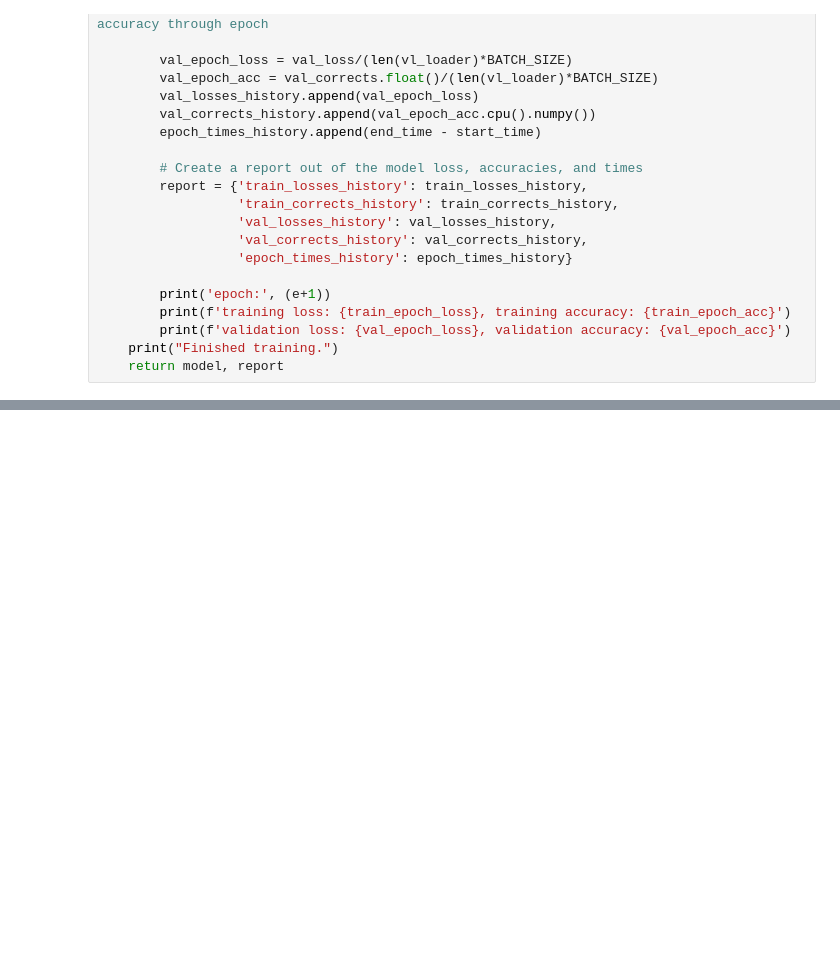
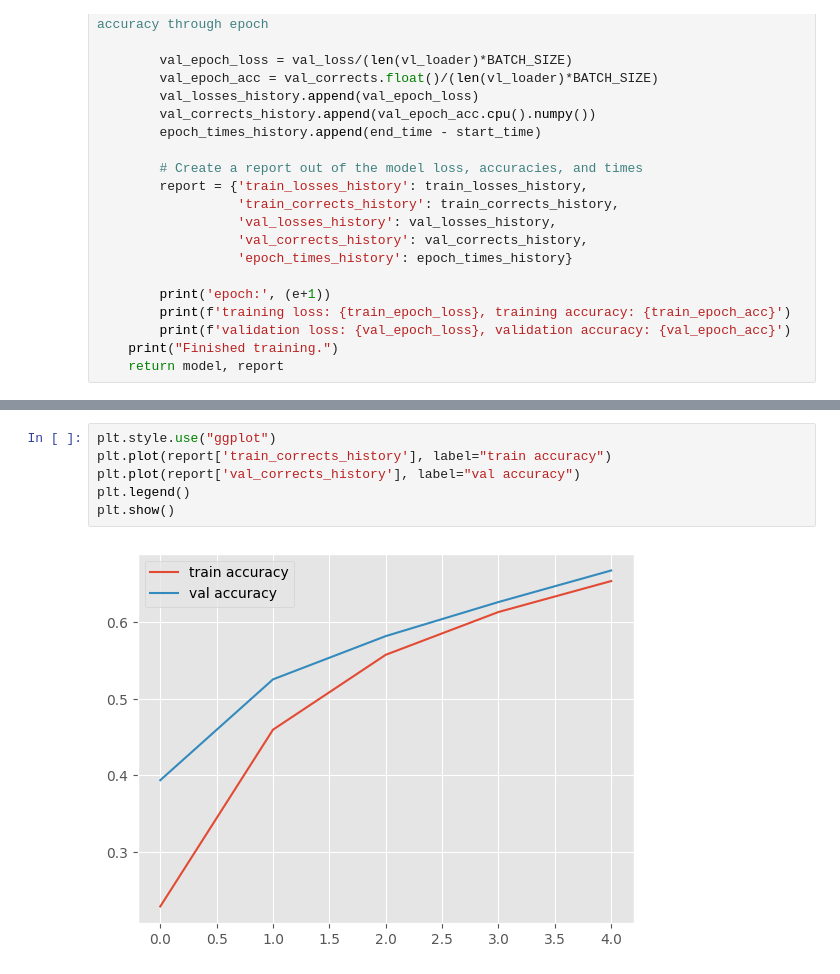
Before and after one commit to chriscamano/871_project, a Jupyter notebook: experiments/vgg16.ipynb, the cells around one changed output, grey strips where cells are left out. Saved outputs shown, nothing was run; the diff lists cells and outputs as text; blank space fills up the shorter version.

```diff
--- a/experiments/vgg16.ipynb
+++ b/experiments/vgg16.ipynb
@@ -380,0 +442,8 @@ NameError: name 'epochs' is not defined
+# %%
+plt.style.use("ggplot")
+plt.plot(report['train_corrects_history'], label="train accuracy")
+plt.plot(report['val_corrects_history'], label="val accuracy")
+plt.legend()
+plt.show()
+# %% [output]
+[figure, added]
```
Also changed, not shown: parts of 12 cells of this notebook.
